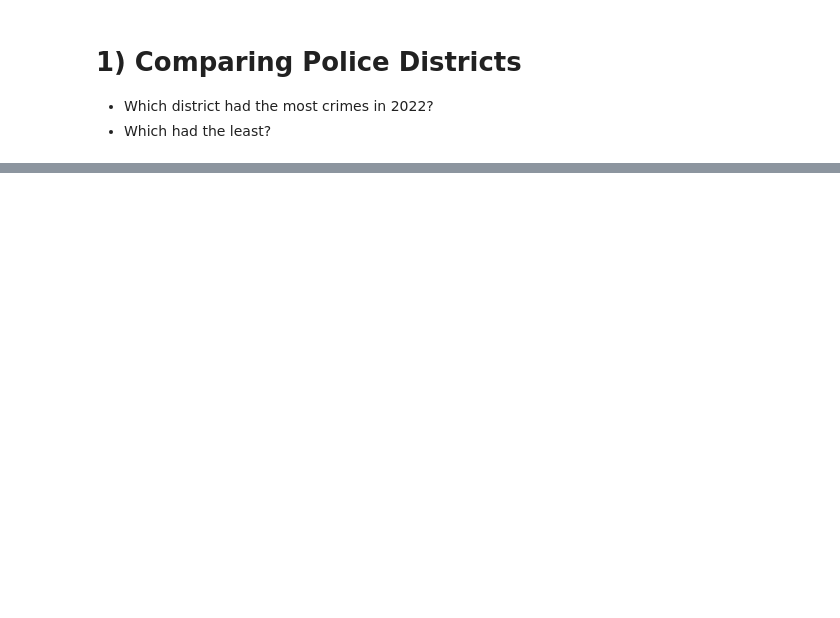
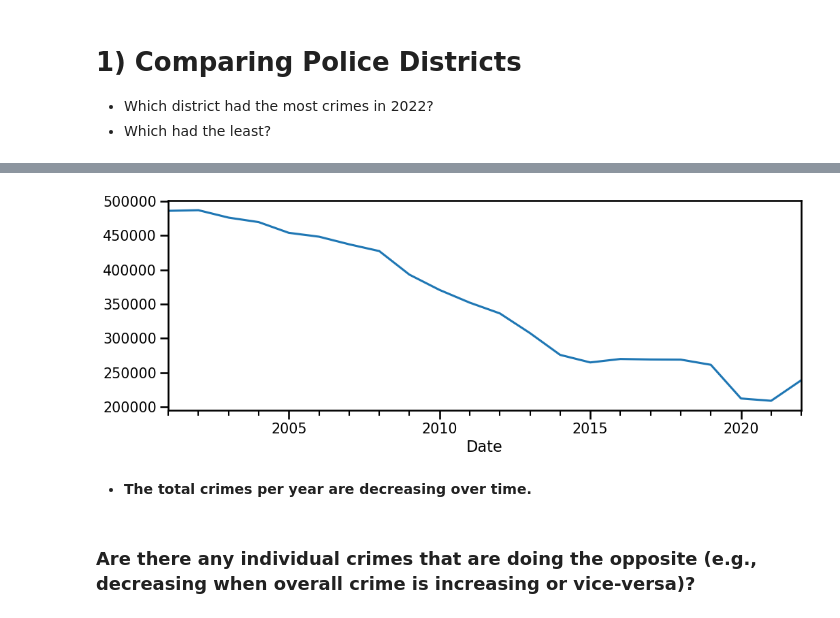
Before and after one commit to LoveidaLucero/Chicago-Crime-Trends, a Jupyter notebook: Part 1.ipynb, the cells around one changed output, grey strips where cells are left out. Cells and saved outputs as stored; diff of their text form; code cells hidden in the pictures; blank space fills up the shorter version.

```diff
--- a/Part 1.ipynb
+++ b/Part 1.ipynb
@@ -4,10 +6,20 @@
 **Imports**
 # %%
 import pandas as pd
+import matplotlib as mpl
+import matplotlib.pyplot as plt
+import seaborn as sns
 import glob
 import holidays
 import datetime as dt
 from holidays import country_holidays
+
+plt.rcParams['figure.facecolor']='white'
+plt.rcParams['figure.figsize']=(12,4)
+#import tick customization tools
+import matplotlib.ticker as mticks
+import matplotlib.dates as mdates
+sns.set_context("talk", font_scale=0.9)
 # %% [markdown]
 **Load and Prep Data**
 # %%
@@ -104,0 +270,3 @@ DatetimeIndex(['2001-01-01 00:00:00', '2001-01-01 00:00:00',
+# %%
+df_res_year = df.resample('AS').size()
+df_res_year
@@ -104,0 +291,9 @@ DatetimeIndex(['2001-01-01 00:00:00', '2001-01-01 00:00:00',
+# %%
+# Visualize the crimes over time
+df_res_year.plot();
+# %% [output]
+[figure, added]
+# %% [markdown]
+- **The total crimes per year are decreasing over time.**
+# %% [markdown]
+### Are there any individual crimes that are doing the opposite (e.g., decreasing when overall crime is increasing or vice-versa)?
```
Also changed, not shown: parts of 67 cells of this notebook.
